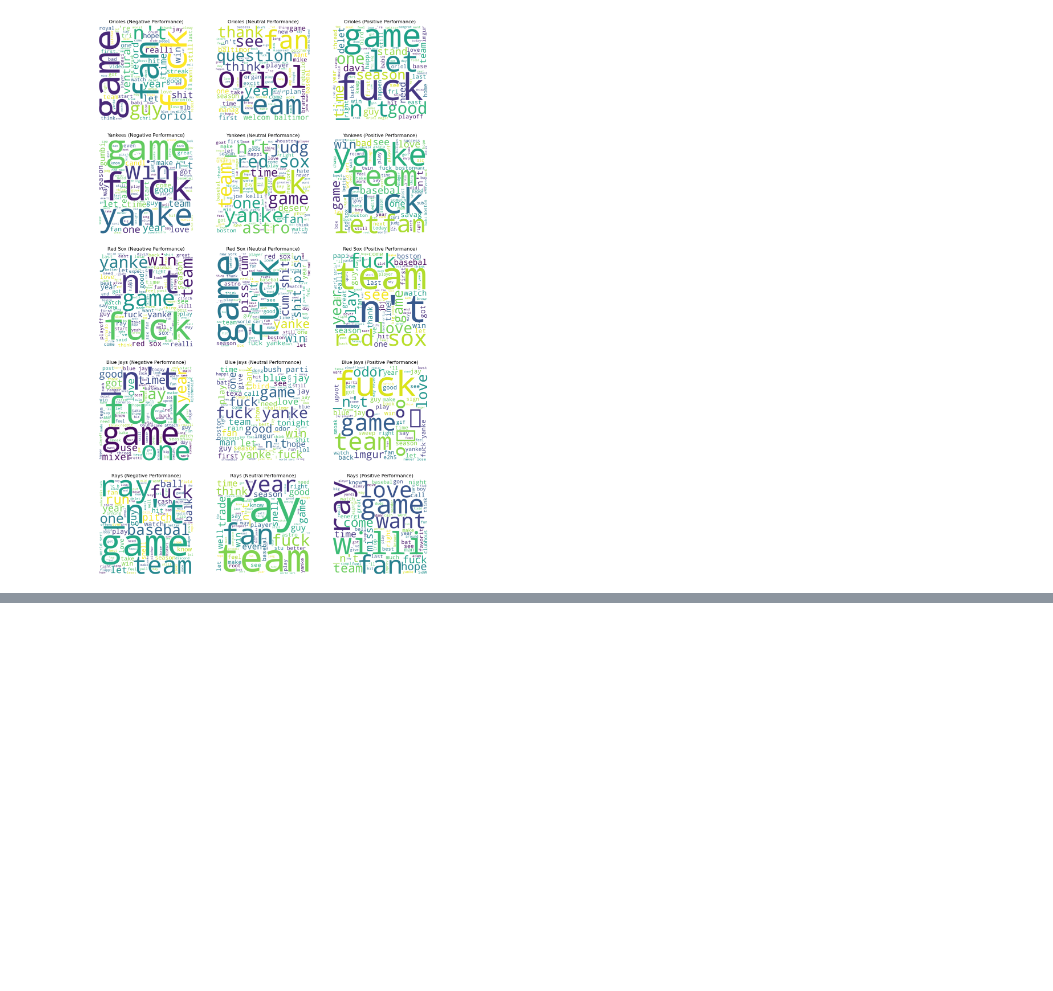
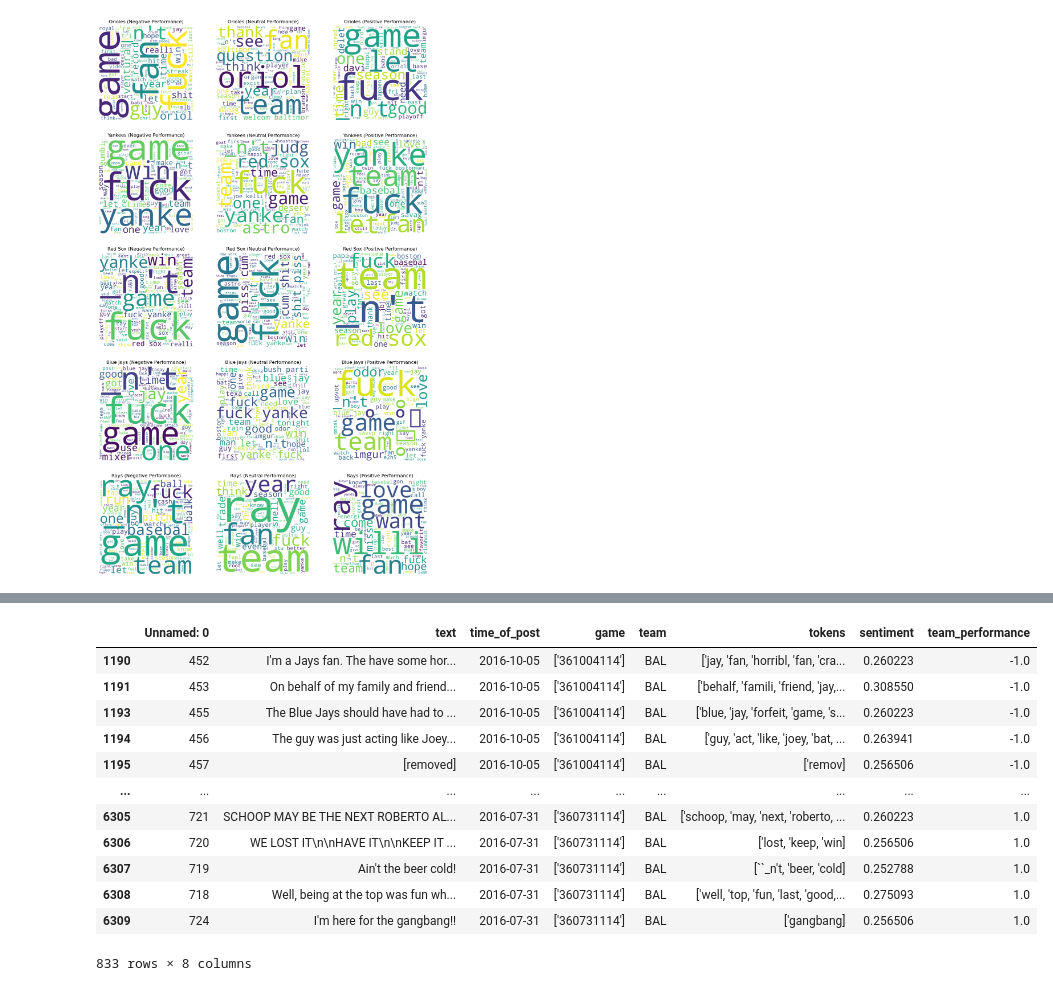
Before and after one commit to TenzinSommer/DSCI-125-HW-2, a Jupyter notebook: hw2_step3.ipynb, the cells around one changed output, grey strips where cells are left out. Drawn from its saved outputs; the diff is of its cells as text; code cells hidden in the pictures; blank space fills up the shorter version.

```diff
--- a/hw2_step3.ipynb
+++ b/hw2_step3.ipynb
@@ -138,3 +137,55 @@ plt.subplot(5,3,15)
 generate_wordcloud(tb_posts[tb_posts['team_performance'] > 0], 'Rays (Positive Performance)')
 # %% [output]
 [figure]
+# %%
+gdf = pd.read_csv('hw2_step2_games.csv')
+gdf.sort_values(by='date')
+
+bal_games = gdf.loc[(gdf['home'] == 'BAL') | (gdf['away'] == 'BAL')]
+nyy_games = gdf.loc[(gdf['home'] == 'NYY') | (gdf['away'] == 'NYY')]
+bos_games = gdf.loc[(gdf['home'] == 'BOS') | (gdf['away'] == 'BOS')]
+tor_games = gdf.loc[(gdf['home'] == 'TOR') | (gdf['away'] == 'TOR')]
+tb_games = gdf.loc[(gdf['home'] == 'TB') | (gdf['away'] == 'TB')]
+
+team_sdfs = {
+    "BAL": bal_games,
+    "NYY": nyy_games,
+    "BOS": bos_games,
+    "TOR": tor_games,
+    "TB": tb_games
+}
+
+team_ids = ['BOS','TOR','TB','NYY','BAL']
+
+
+for id in team_ids:
+    team_games = team_sdfs[id]
+    queue = []
+    for idx, row in team_games.iterrows():
+        if row['winner'] == id:
+            queue.append(1)
+        else:
+            queue.append(0)
+
+        if len(queue) > 10:
+            queue.pop(0)
+        team_games.at[idx, 'strength'] = sum(queue) / 10
+    team_sdfs[id] = team_games
+
+
+bal_posts = rdf.loc[rdf['team'] == "BAL"]
+nyy_posts = rdf.loc[rdf['team'] == "NYY"]
+bos_posts = rdf.loc[rdf['team'] == "BOS"]
+tor_posts = rdf.loc[rdf['team'] == "TOR"]
+tb_posts = rdf.loc[rdf['team'] == "TB"]
+
+team_posts = {
+    "BAL": bal_posts,
+    "NYY": nyy_posts,
+    "BOS": bos_posts,
+    "TOR": tor_posts,
+    "TB": tb_posts
+}
+
+display(bal_posts)
+# %% [output]
@@ -140,0 +209,13 @@ generate_wordcloud(tb_posts[tb_posts['team_performance'] > 0], 'Rays (Positive P
+|  | Unnamed: 0 | text | time_of_post | game | team | tokens | sentiment | team_performance |
+| 1190 | 452 | I'm a Jays fan. The have some hor... | 2016-10-05 | ['361004114'] | BAL | ['jay, 'fan, 'horribl, 'fan, 'cra... | 0.260223 | -1.0 |
+| 1191 | 453 | On behalf of my family and friend... | 2016-10-05 | ['361004114'] | BAL | ['behalf, 'famili, 'friend, 'jay,... | 0.308550 | -1.0 |
+| 1193 | 455 | The Blue Jays should have had to ... | 2016-10-05 | ['361004114'] | BAL | ['blue, 'jay, 'forfeit, 'game, 's... | 0.260223 | -1.0 |
+| 1194 | 456 | The guy was just acting like Joey... | 2016-10-05 | ['361004114'] | BAL | ['guy, 'act, 'like, 'joey, 'bat, ... | 0.263941 | -1.0 |
+| 1195 | 457 | [removed] | 2016-10-05 | ['361004114'] | BAL | ['remov] | 0.256506 | -1.0 |
+| ... | ... | ... | ... | ... | ... | ... | ... | ... |
+| 6305 | 721 | SCHOOP MAY BE THE NEXT ROBERTO AL... | 2016-07-31 | ['360731114'] | BAL | ['schoop, 'may, 'next, 'roberto, ... | 0.260223 | 1.0 |
+| 6306 | 720 | WE LOST IT\n\nHAVE IT\n\nKEEP IT ... | 2016-07-31 | ['360731114'] | BAL | ['lost, 'keep, 'win] | 0.256506 | 1.0 |
+| 6307 | 719 | Ain't the beer cold! | 2016-07-31 | ['360731114'] | BAL | [``_n't, 'beer, 'cold] | 0.252788 | 1.0 |
+| 6308 | 718 | Well, being at the top was fun wh... | 2016-07-31 | ['360731114'] | BAL | ['well, 'top, 'fun, 'last, 'good,... | 0.275093 | 1.0 |
+| 6309 | 724 | I'm here for the gangbang!! | 2016-07-31 | ['360731114'] | BAL | ['gangbang] | 0.256506 | 1.0 |
+833 rows × 8 columns
```
Also changed, not shown: parts of 3 cells of this notebook.
